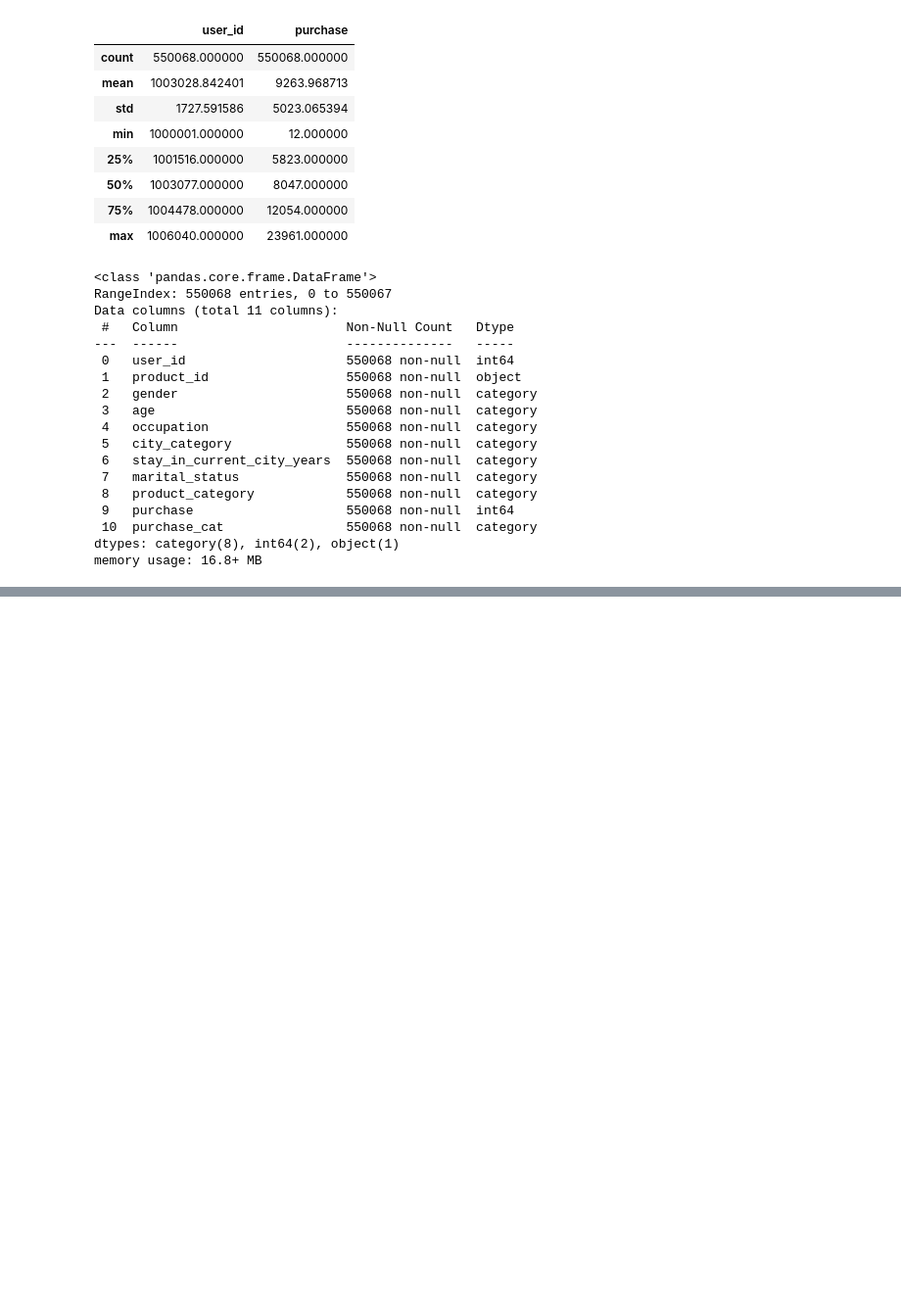
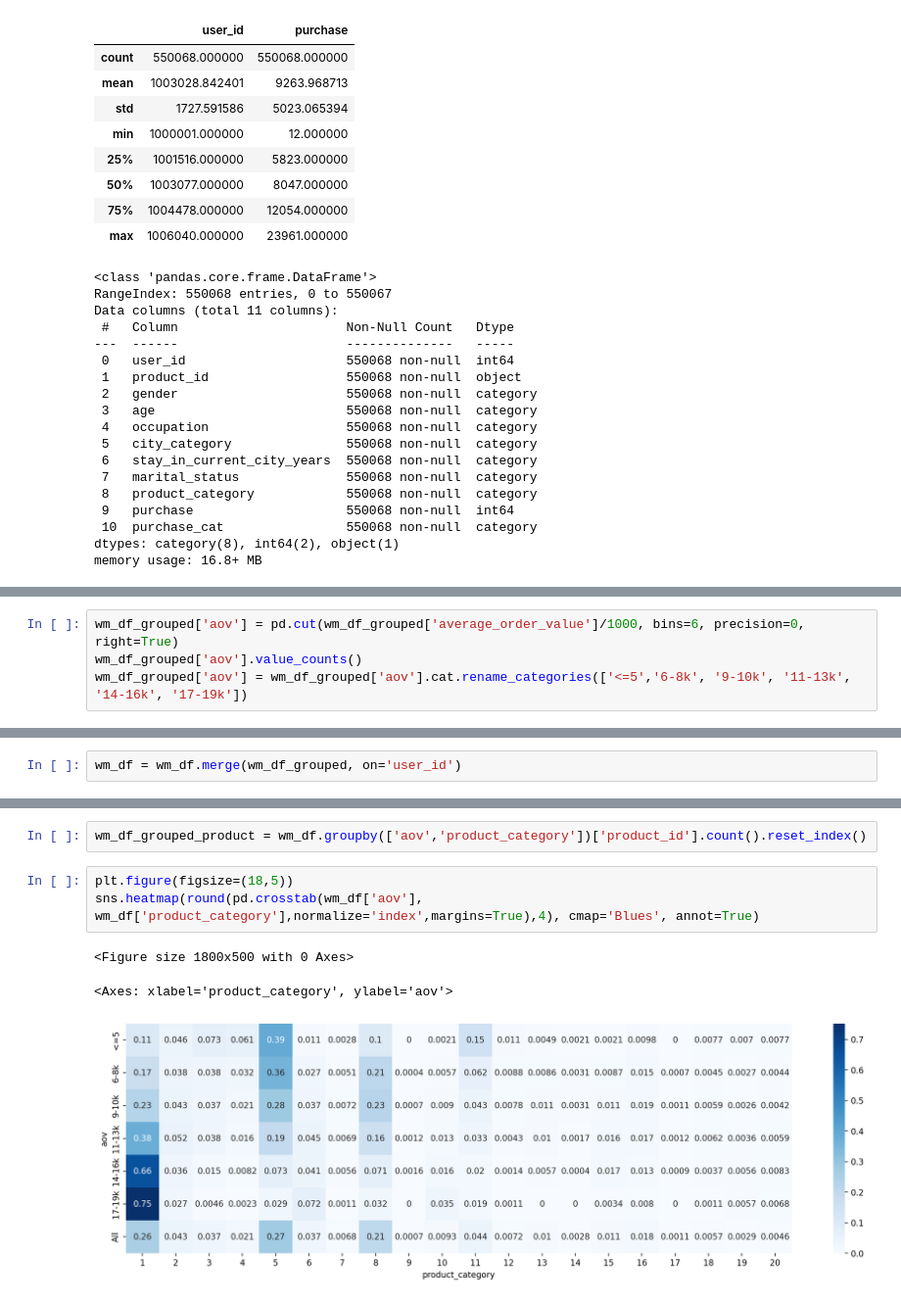
Before and after one commit to jyothisable/Walmart-EDA, a Jupyter notebook: walmart.ipynb, the cells around one changed output, grey strips where cells are left out. Shown at 98% size. Saved outputs shown, nothing was run; the diff lists cells and outputs as text; blank space fills up the shorter version.

```diff
--- a/walmart.ipynb
+++ b/walmart.ipynb
@@ -563,0 +585,4 @@ Occupation split for purchase in millions
+# %%
+wm_df_grouped['aov'] = pd.cut(wm_df_grouped['average_order_value']/1000, bins=6, precision=0, right=True)
+wm_df_grouped['aov'].value_counts()
+wm_df_grouped['aov'] = wm_df_grouped['aov'].cat.rename_categories(['<=5','6-8k', '9-10k', '11-13k', '14-16k', '17-19k'])
@@ -563,0 +598,2 @@ Occupation split for purchase in millions
+# %%
+wm_df = wm_df.merge(wm_df_grouped, on='user_id')
@@ -563,0 +609,9 @@ Occupation split for purchase in millions
+# %%
+wm_df_grouped_product = wm_df.groupby(['aov','product_category'])['product_id'].count().reset_index()
+# %%
+plt.figure(figsize=(18,5))
+sns.heatmap(round(pd.crosstab(wm_df['aov'], wm_df['product_category'],normalize='index',margins=True),4), cmap='Blues', annot=True)
+# %% [output]
+<Figure size 1800x500 with 0 Axes>
+<Axes: xlabel='product_category', ylabel='aov'>
+[figure, added]
```
Also changed, not shown: parts of 14 cells of this notebook.
